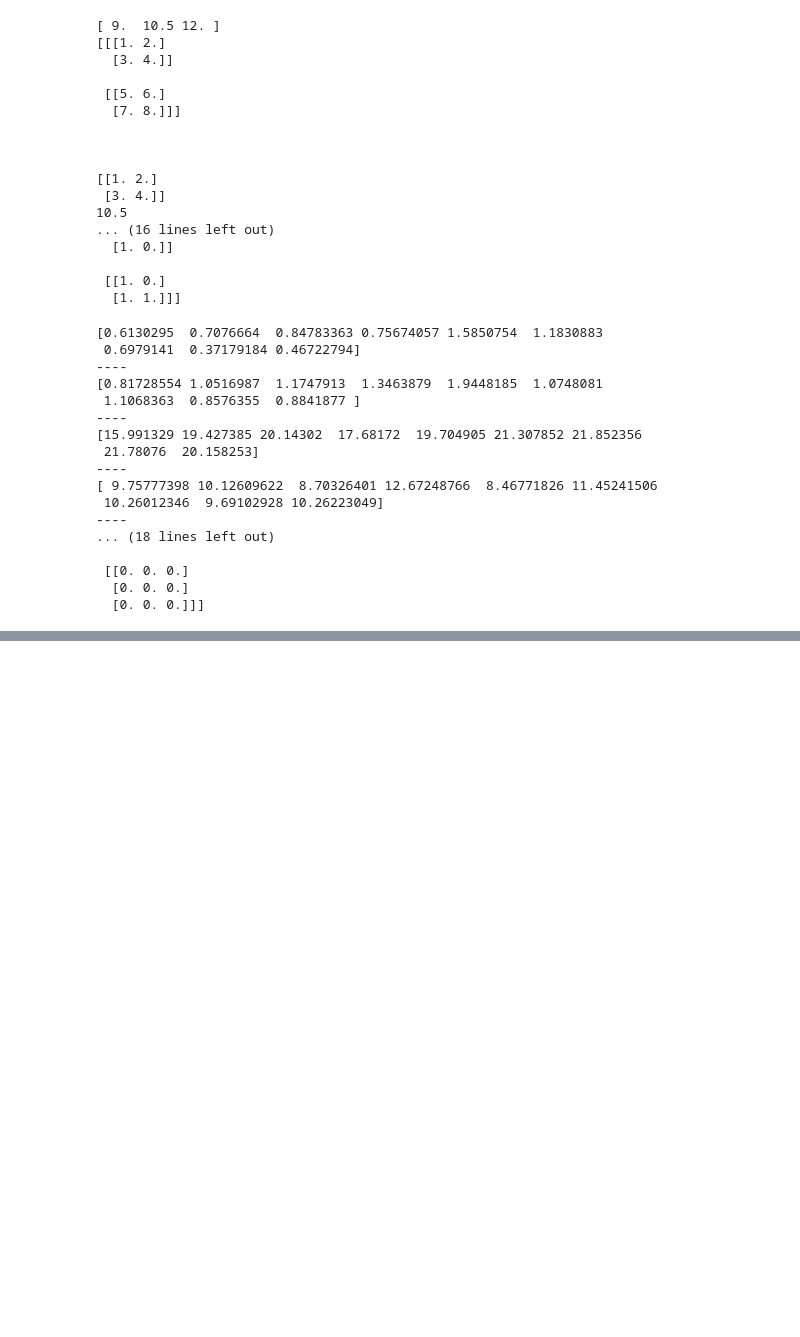
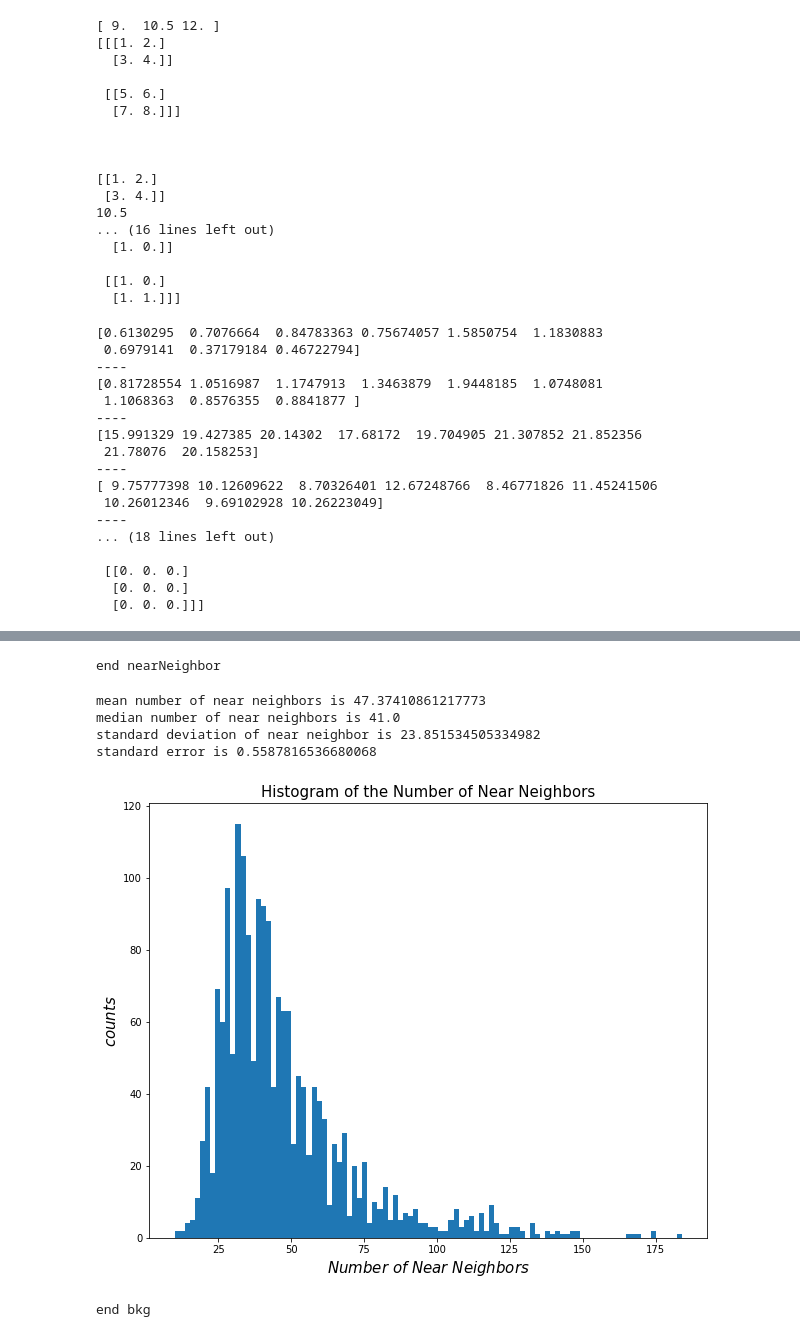
Before and after one commit to metownsend/LRG-Sats, a Jupyter notebook: making_masks2.ipynb, the cells around one changed output, grey strips where cells are left out. Drawn from its saved outputs; the diff is of its cells as text; code cells hidden in the pictures; blank space fills up the shorter version.

```diff
--- a/making_masks2.ipynb
+++ b/making_masks2.ipynb
@@ -704,0 +808,4 @@ for i in range(len(zrange)-1):
+# %%
+DTT_Gyr, age_Gyr, zage_Gyr, DCMR_Mpc, DCMR_Gyr, DA_Mpc, DA_Gyr, kpc_DA, DL_Mpc, DL_Gyr, V_Gpc = cosmoCalcfunc(z_LRG)
+
+print("end cosmoCalc")
@@ -704,0 +850,29 @@ for i in range(len(zrange)-1):
+# %%
+distance = 0.5 # must be in Mpc
+
+distance_kpc, near, gal_tree, dist, index, nn1 = nearNeighbor(distance, kpc_DA, ra_LRG, dec_LRG, ra_BKG, dec_BKG, zmag_LRG, zmag_BKG, rzcolor_LRG, rzcolor_BKG, grcolor_LRG, grcolor_BKG, nouse_edges)
+
+print('end nearNeighbor')
+# %% [output]
+end nearNeighbor
+# %%
+totalNear(near)
+
+plt.show()
+# %% [output]
+mean number of near neighbors is 47.37410861217773
+median number of near neighbors is 41.0
+standard deviation of near neighbor is 23.851534505334982
+standard error is 0.5587816536680068
+[figure, added]
+# %%
+inner_dist = 0.4 # in deg
+outer_dist = 0.5 # in deg
+
+Nbkg, indices, omega, localBKG = localBKG_and_interlopersHEALPix(nside, inner_dist, outer_dist, ra_LRG, dec_LRG, pixnums, zmag, rzcolor, grcolor, nouse_edges, distance_kpc, kpc_DA)
+
+omega = np.array(omega)
+
+print("end bkg")
+# %% [output]
+end bkg
```
Also changed, not shown: parts of 23 cells of this notebook.
